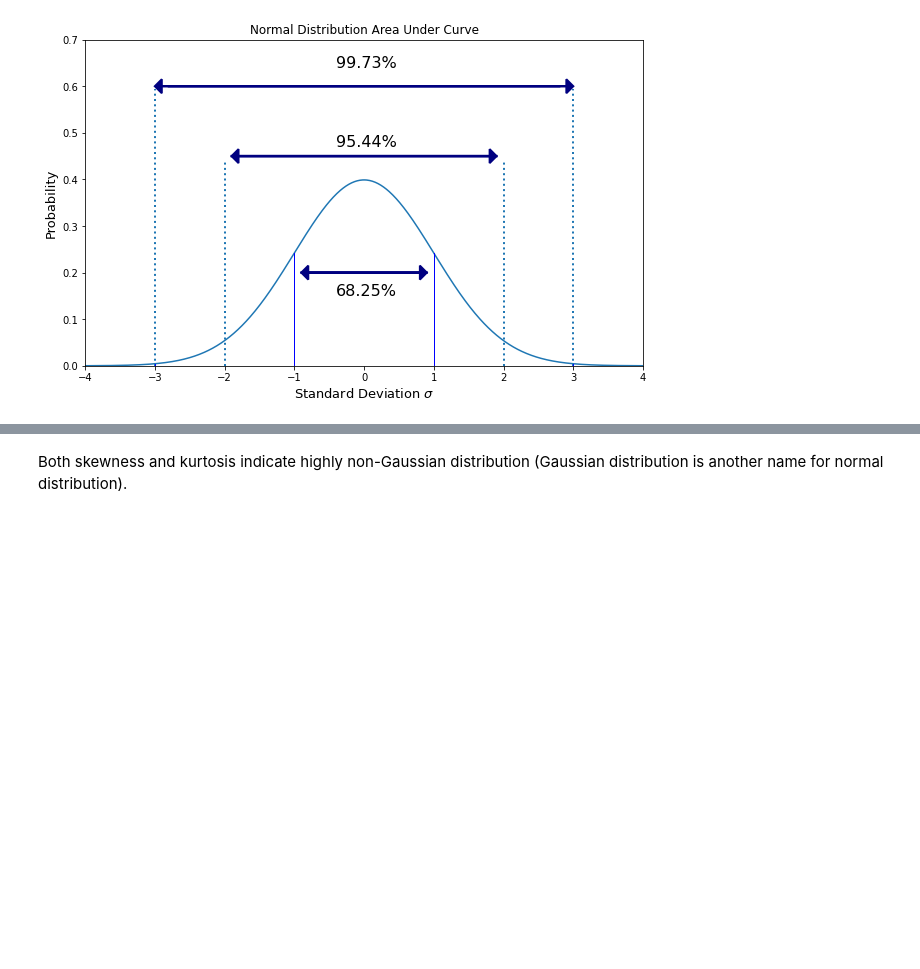
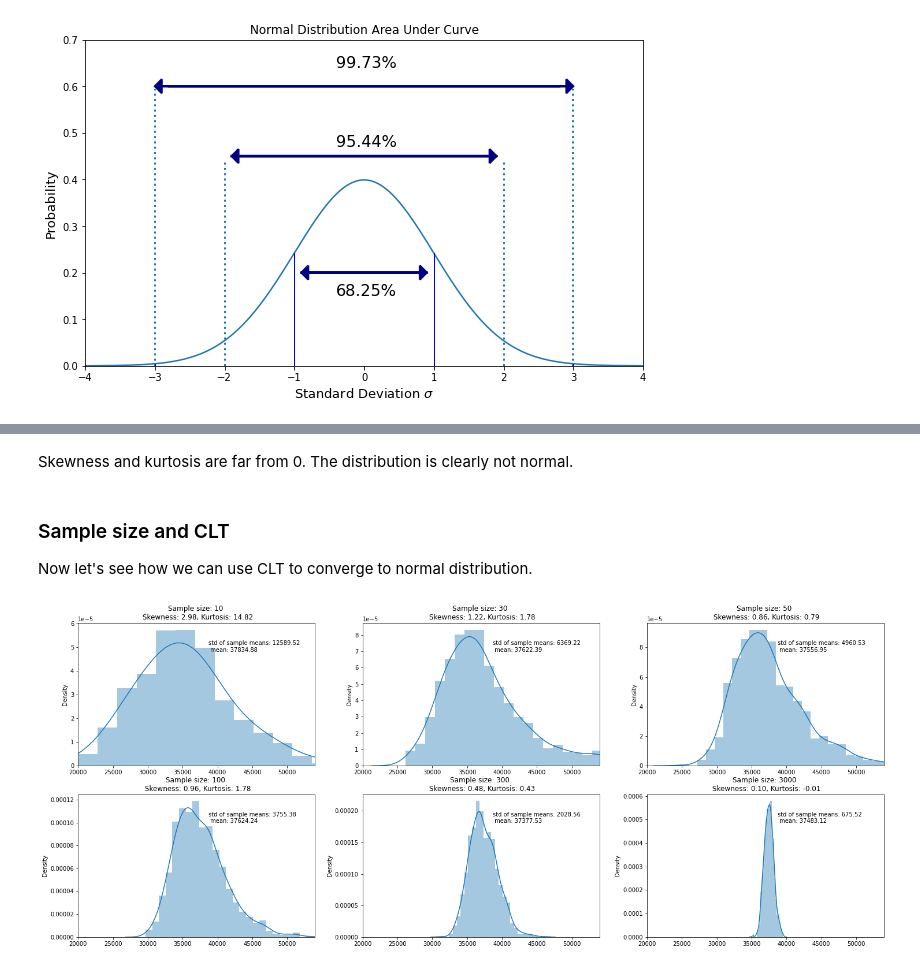
Before and after one commit to disney-snoopy/fastbook, a Jupyter notebook: _notebooks/2021-01-23-ztest.ipynb, the cells around one changed output, grey strips where cells are left out. Cells and saved outputs as stored; diff of their text form; code cells hidden in the pictures; blank space fills up the shorter version.

```diff
--- a/_notebooks/2021-01-23-ztest.ipynb
+++ b/_notebooks/2021-01-23-ztest.ipynb
@@ -198,13 +218,36 @@ Kurtosis:  93.02541412311136
-# %% [markdown]
-Both skewness and kurtosis indicate highly non-Gaussian distribution (Gaussian distribution is another name for normal distribution).
-# %%
-#collapse
-#Modifying dataframe --> binning, adding cumulative probability
-bin_size = 500
-bins = range(0, 676000, bin_size)
-dist_df['binned'] = pd.cut(dist_df['income'], bins)
-binned_df = dist_df.groupby('binned').count()
-binned_df['bin'] = binned_df.index
-binned_df['bin'] = binned_df['bin'].apply(lambda x: x.left)
-binned_df['cum_sum'] = binned_df[['income']].cumsum()
-binned_df['cum_density'] = binned_df['cum_sum']/65614
+# %% [markdown]
+Skewness and kurtosis are far from 0. The distribution is clearly not normal.
+# %% [markdown]
+### Sample size and CLT
+
+Now let's see how we can use CLT to converge to normal distribution.
+# %%
+#collapse
+fig ,axs = plt.subplots(2, 3, figsize = (25, 10))
+sample_sizes = [10, 30, 50, 100, 300, 3000]
+trial = 1000
+
+for sample_size, ax in zip(sample_sizes, axs.flatten()):
+    sample_mean = []
+    for i in (range(trial)):
+        temp_list = random.choices(list(dist_df['income']), k = sample_size)
+        sample_mean.append(np.mean(temp_list))
+    sns.distplot(sample_mean, ax=ax)
+    skew = scipy.stats.skew(sample_mean)
+    kurtosis = scipy.stats.kurtosis(sample_mean)
+    std = np.std(sample_mean)
+    mean = np.mean(sample_mean)
+
+    ax.set_xlim(20000, 54000)
+
+    ax.set_label
+
+    ax.set_title('Sample size: %d \n Skewness: %.2f, Kurtosis: %.2f' %(sample_size, skew, kurtosis))
+
+    x0, xmax = ax.set_xlim()
+    y0, ymax = ax.set_ylim()
+    data_width = xmax - x0
+    data_height = ymax - y0
+    ax.text(x0 + data_width * 0.55, y0 + data_height * 0.8, 'std of sample means: %.2f \n mean: %.2f' %(std, mean), fontsize = 10)
+# %% [output]
+[figure, added]
```
Also changed, not shown: parts of 37 cells of this notebook.
